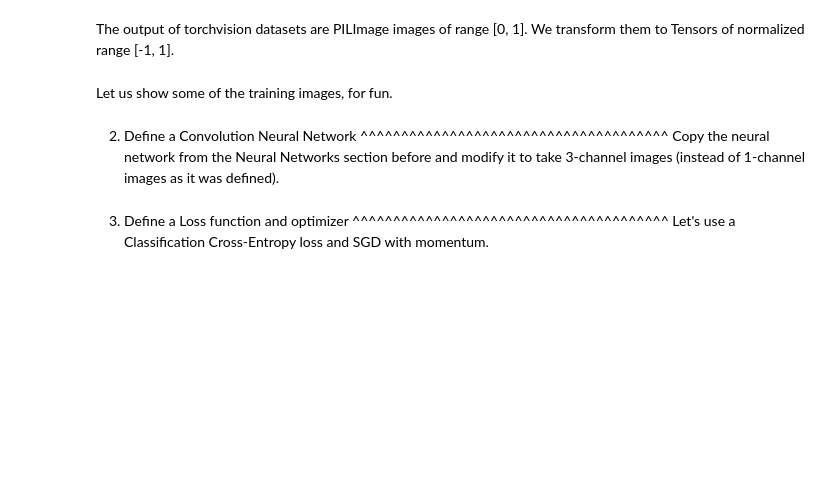
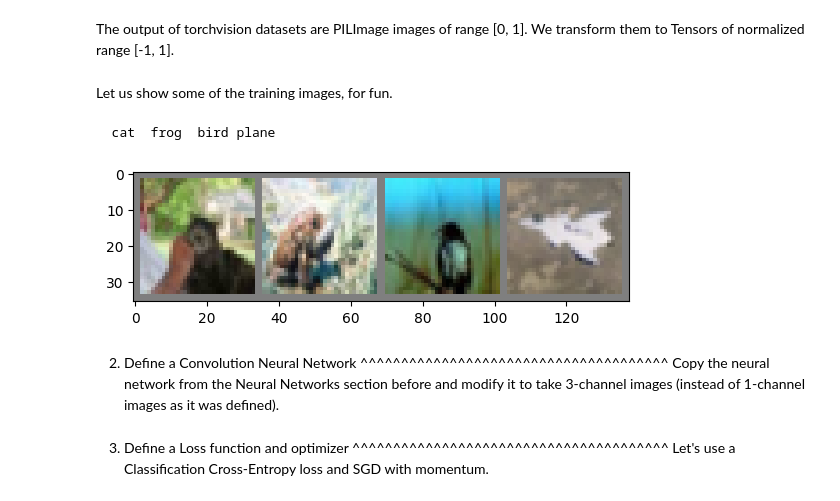
Before and after one commit to shannonnonshan/22110042_IS_Lab2, a Jupyter notebook: _downloads/cifar10_tutorial.ipynb, the cells around one changed output. Cells and saved outputs as stored; diff of their text form; code cells hidden in the pictures; blank space fills up the shorter version.

```diff
--- a/_downloads/cifar10_tutorial.ipynb
+++ b/_downloads/cifar10_tutorial.ipynb
@@ -85,24 +93,28 @@ Let us show some of the training images, for fun.
 # %%
 import matplotlib.pyplot as plt
 import numpy as np
 
 # functions to show an image
 
 
 def imshow(img):
     img = img / 2 + 0.5     # unnormalize
     npimg = img.numpy()
     plt.imshow(np.transpose(npimg, (1, 2, 0)))
 
 
 # get some random training images
 dataiter = iter(trainloader)
-images, labels = dataiter.next()
+images, labels = next(dataiter)
+
 
 # show images
 imshow(torchvision.utils.make_grid(images))
 # print labels
 print(' '.join('%5s' % classes[labels[j]] for j in range(4)))
+# %% [output]
+  cat  frog  bird plane
+[figure, added]
 # %% [markdown]
 2. Define a Convolution Neural Network
 ^^^^^^^^^^^^^^^^^^^^^^^^^^^^^^^^^^^^^^
```
Also changed, not shown: parts of 5 cells of this notebook.
